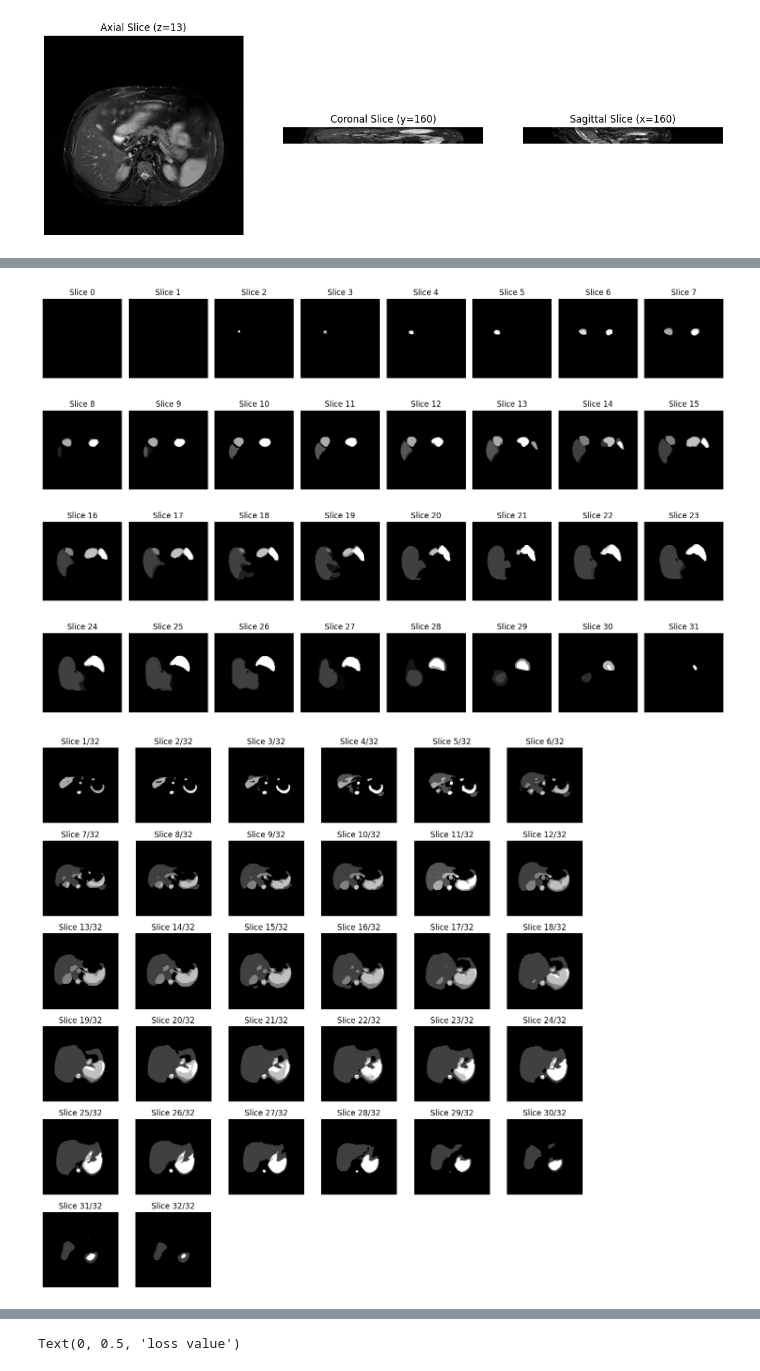
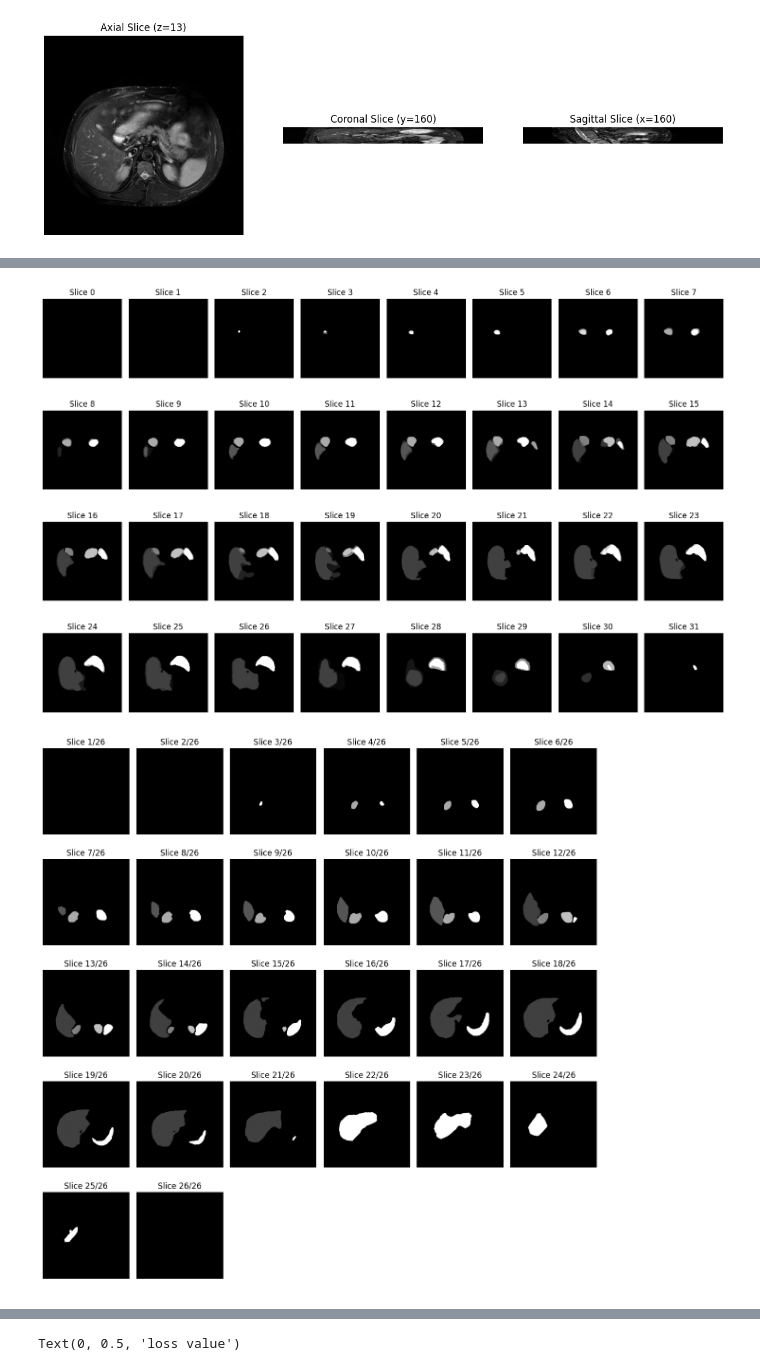
Before and after one commit to Joub2332/Attention-based-Unet-for-Segmentation, a Jupyter notebook: Architecture U-net.ipynb, the cells around one changed output, grey strips where cells are left out. Cells and saved outputs as stored; diff of their text form; code cells hidden in the pictures.

```diff
--- a/Architecture U-net.ipynb
+++ b/Architecture U-net.ipynb
@@ -727,19 +696,3 @@ nii_file_path = 'CHAOS-MRT2/02-T2SPIR-src.nii.gz'  # Chemin vers ton fichier .ni
 display_nii_slices(nii_file_path)
 # %% [output]
 [figure]
-# %%
-# Charger les images source et masque
-mask_img = nib.load('predicted_mask.nii.gz').get_fdata()
-
-    # Extraire une coupe 2D au milieu de l'axe z
-slice_z_mask = mask_img[:, :, mask_img.shape[2] // 2]
-
-    # Créer une figure pour afficher les deux images côte à côte
-fig, axes = plt.subplots(1, 2, figsize=(12, 6))
-
-    # Afficher l'image source
-
-axes[1].imshow(slice_z_mask.T, cmap='gray', origin='lower')
-axes[1].set_title(f'Masque: {mask_file}')
-axes[1].axis('off')
-plt.show()
@@ -748,14 +699,5 @@ plt.show()
 # %%
-import nibabel as nib
-import matplotlib.pyplot as plt
-import numpy as np
-import matplotlib.pyplot as plt
 
-# Fonction pour afficher toutes les tranches d'un tensor 3D
-import matplotlib.pyplot as plt
-
-# Fonction pour afficher les 32 tranches d'un tensor 3D redimensionné
-import matplotlib.pyplot as plt
 
 # Fonction pour afficher les 32 tranches d'un tensor 3D redimensionné
 def show_32_slices(tensor_3d):
@@ -829,33 +771,32 @@ def display_all_slices(nii_file, axis=2, max_slices=16):
     # Si le nombre de sous-plots est inférieur aux cases dans la grille
     axes = axes.flatten()
 
     # Afficher chaque slice dans un sous-plot
     for i in range(num_slices_to_display):
         if axis == 0:  # Sagittal
             slice_img = img_data[i, :, :]
         elif axis == 1:  # Coronal
             slice_img = img_data[:, i, :]
         elif axis == 2:  # Axial
             slice_img = img_data[:, :, i]
 
         axes[i].imshow(np.rot90(slice_img), cmap='gray')
         axes[i].axis('off')
         axes[i].set_title(f'Slice {i+1}/{num_slices}')
 
     # Cacher les axes non utilisés si la grille est plus grande que le nombre de slices
     for ax in axes[num_slices_to_display:]:
         ax.axis('off')
 
     plt.tight_layout()
     plt.show()
 
 # Exemple d'utilisation
 #modifier l'appel au masque en appelant directement x_train1
 show_32_slices(x_train[0]) # Image pas dans le bon sens
 show_32_slices(y_train[0]) # Image pas dans le bon sens
-display_all_slices("CHAOS-MRT2-NORMALIZED/02-T2SPIR-mask.nii.gz", axis=2, max_slices=32)
-display_all_slices('predicted_mask_train0test27.0.nii.gz', axis=2, max_slices=32)
+display_all_slices('predicted_mask_train0test29.0.nii.gz', axis=2, max_slices=32)
 # %% [output]
 [figure]
 [figure]
-[figure, old version]
+[figure, new version]
```
Also changed, not shown: parts of 19 cells of this notebook, 7 other files.
